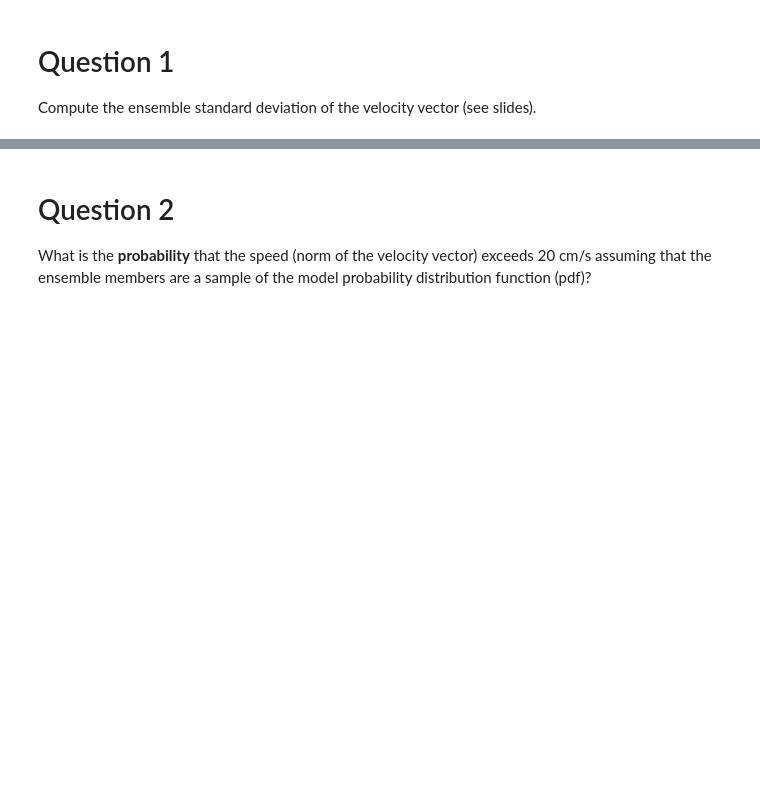
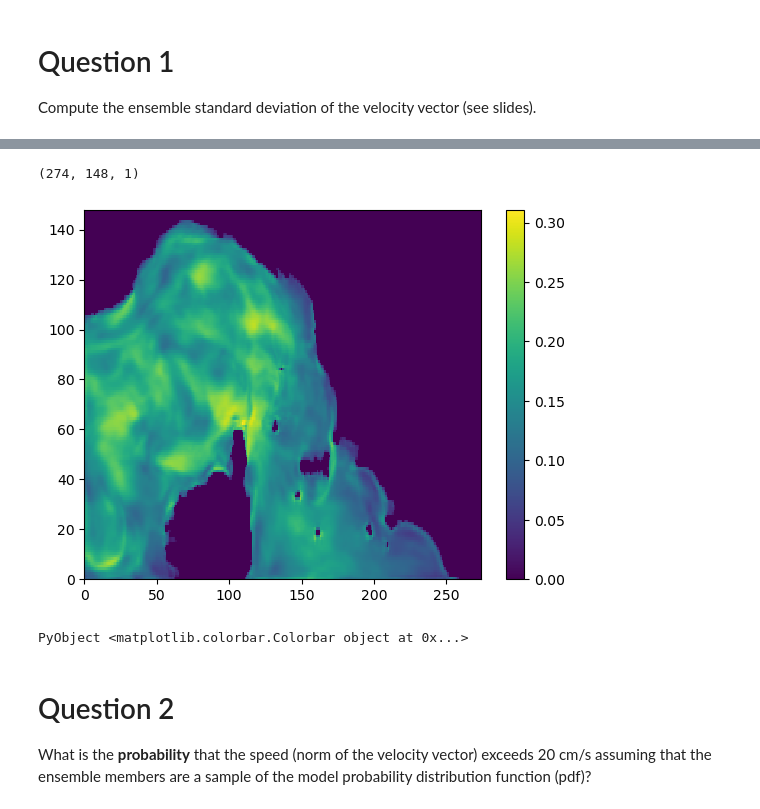
Before and after one commit to Alexander-Barth/HF-radar-assim-exercise, a Jupyter notebook: assim_exercise.ipynb, the cells around one changed output, grey strips where cells are left out. Drawn from its saved outputs; the diff is of its cells as text; code cells hidden in the pictures; blank space fills up the shorter version.

```diff
--- a/assim_exercise.ipynb
+++ b/assim_exercise.ipynb
@@ -171,0 +179,4 @@ Compute the ensemble standard deviation of the velocity vector (see slides).
+# %%
+us = (u[1:end-1,2:end-1,:] + u[2:end,2:end-1,:]) / 2.
+vs = (v[2:end-1,1:end-1,:] + v[2:end-1,2:end,:]) / 2.
+size(us), size(vs)
@@ -171,0 +187,4 @@ Compute the ensemble standard deviation of the velocity vector (see slides).
+# %%
+varu = var(us,dims=3)
+varv = var(vs,dims=3)
+vartotal = varu + varv
@@ -172,3 +209,12 @@ Compute the ensemble standard deviation of the velocity vector (see slides).
+# %%
+size(vartotal)
+# %% [output]
+(274, 148, 1)
+# %%
+pcolor(sqrt.(vartotal[:,:,1])'); colorbar()
+# %% [output]
+[figure, added]
+PyObject <matplotlib.colorbar.Colorbar object at 0x...>
 # %% [markdown]
 # Question 2
 
```
Also changed, not shown: parts of 11 cells of this notebook, 2 other files.
